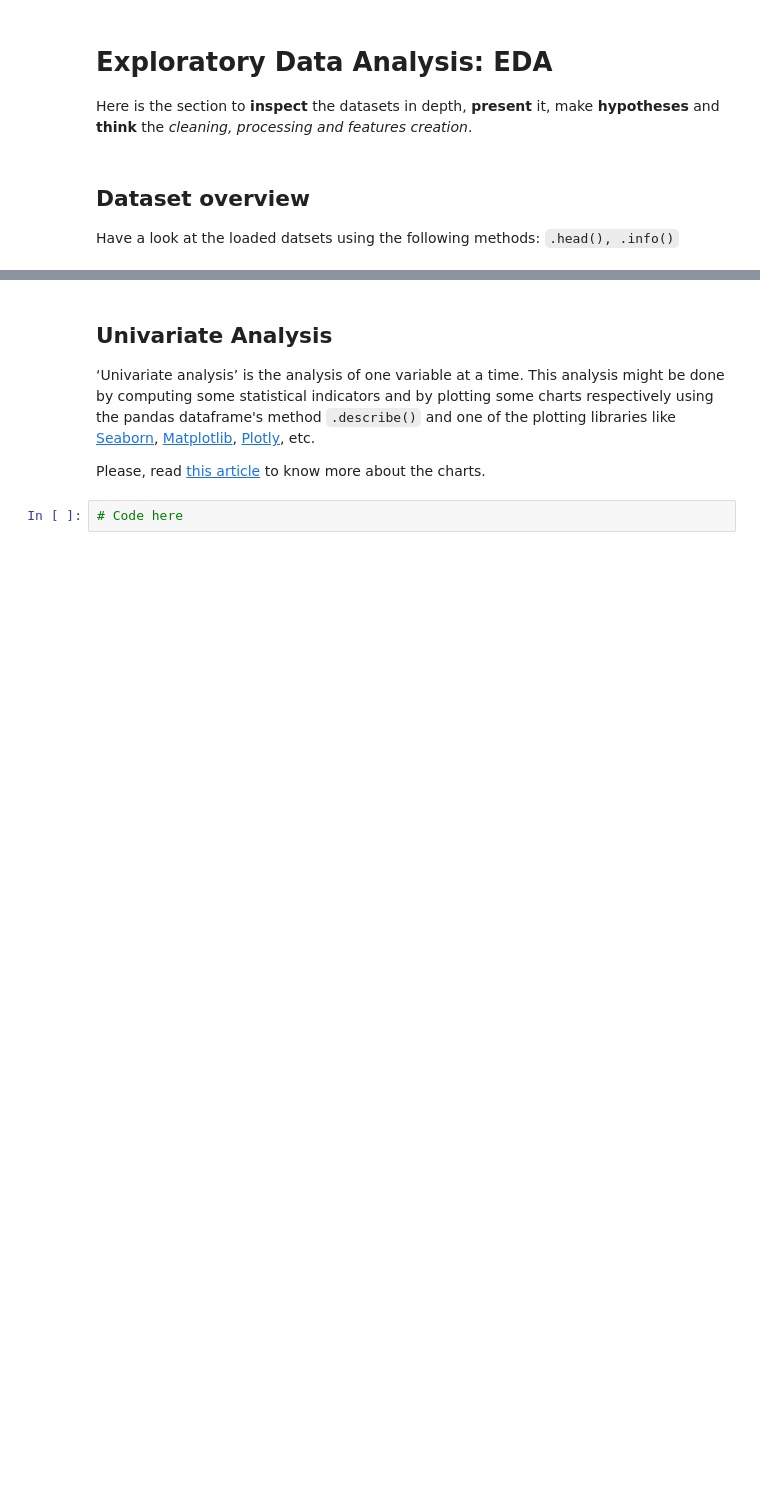
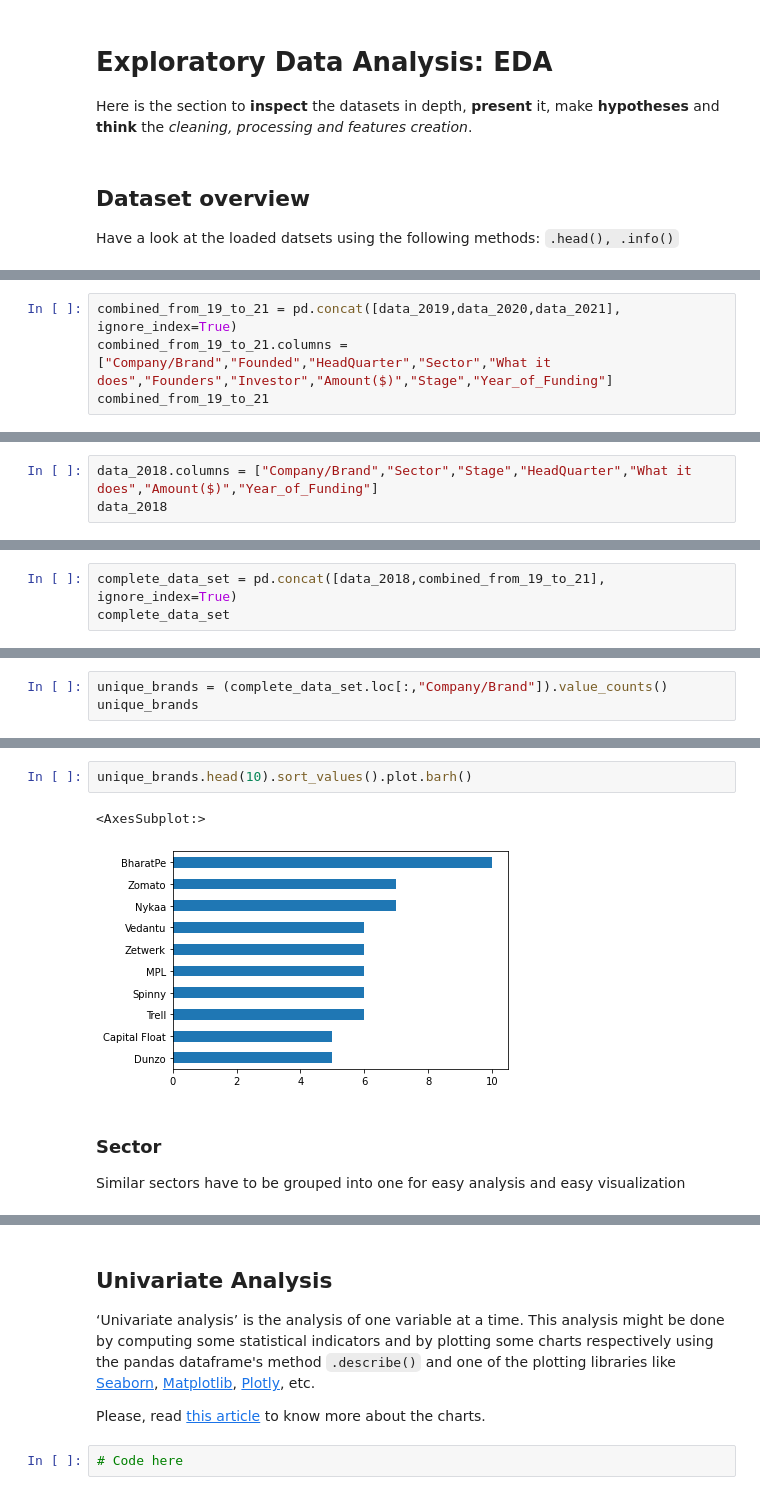
Before and after one commit to kbay9/Indian-startup-funding-analyses-with-python, a Jupyter notebook: DataAnalysis_Step_By_Step_Guide.ipynb, the cells around one changed output, grey strips where cells are left out. Cells and saved outputs as stored; diff of their text form; blank space fills up the shorter version.

```diff
--- a/DataAnalysis_Step_By_Step_Guide.ipynb
+++ b/DataAnalysis_Step_By_Step_Guide.ipynb
@@ -92,0 +1106,4 @@ Have a look at the loaded datsets using the following methods: `.head(), .info()
+# %%
+combined_from_19_to_21 = pd.concat([data_2019,data_2020,data_2021], ignore_index=True)
+combined_from_19_to_21.columns = ["Company/Brand","Founded","HeadQuarter","Sector","What it does","Founders","Investor","Amount($)","Stage","Year_of_Funding"]
+combined_from_19_to_21
@@ -92,0 +1124,3 @@ Have a look at the loaded datsets using the following methods: `.head(), .info()
+# %%
+data_2018.columns = ["Company/Brand","Sector","Stage","HeadQuarter","What it does","Amount($)","Year_of_Funding"]
+data_2018
@@ -92,0 +1141,3 @@ Have a look at the loaded datsets using the following methods: `.head(), .info()
+# %%
+complete_data_set = pd.concat([data_2018,combined_from_19_to_21], ignore_index=True)
+complete_data_set
@@ -92,0 +1158,3 @@ Have a look at the loaded datsets using the following methods: `.head(), .info()
+# %%
+unique_brands = (complete_data_set.loc[:,"Company/Brand"]).value_counts()
+unique_brands
@@ -92,0 +1191,8 @@ Have a look at the loaded datsets using the following methods: `.head(), .info()
+# %%
+unique_brands.head(10).sort_values().plot.barh()
+# %% [output]
+<AxesSubplot:>
+[figure, added]
+# %% [markdown]
+### Sector
+Similar sectors have to be grouped into one for easy analysis and easy visualization
```
Also changed, not shown: parts of 130 cells of this notebook, 6 other files.
